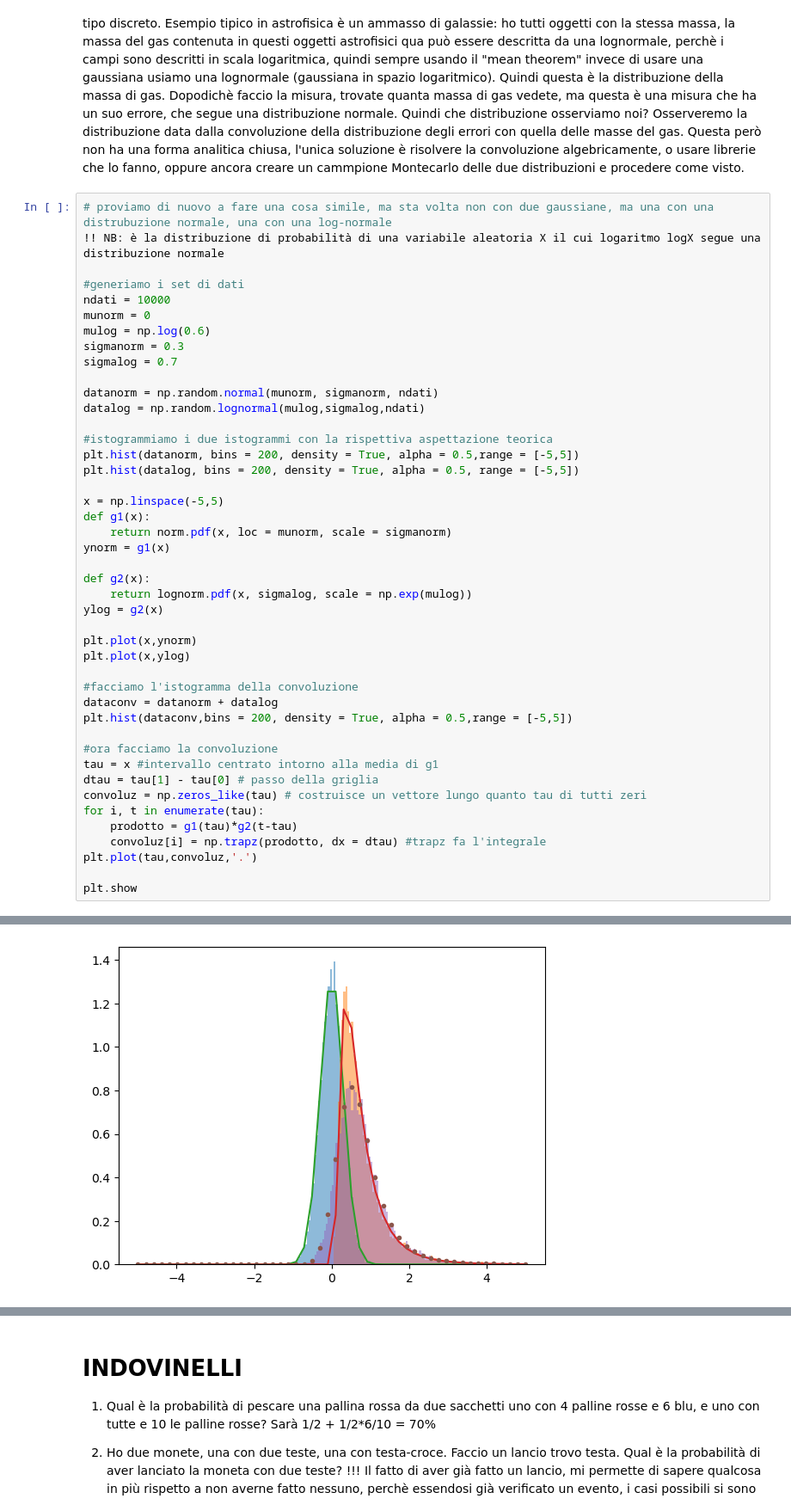
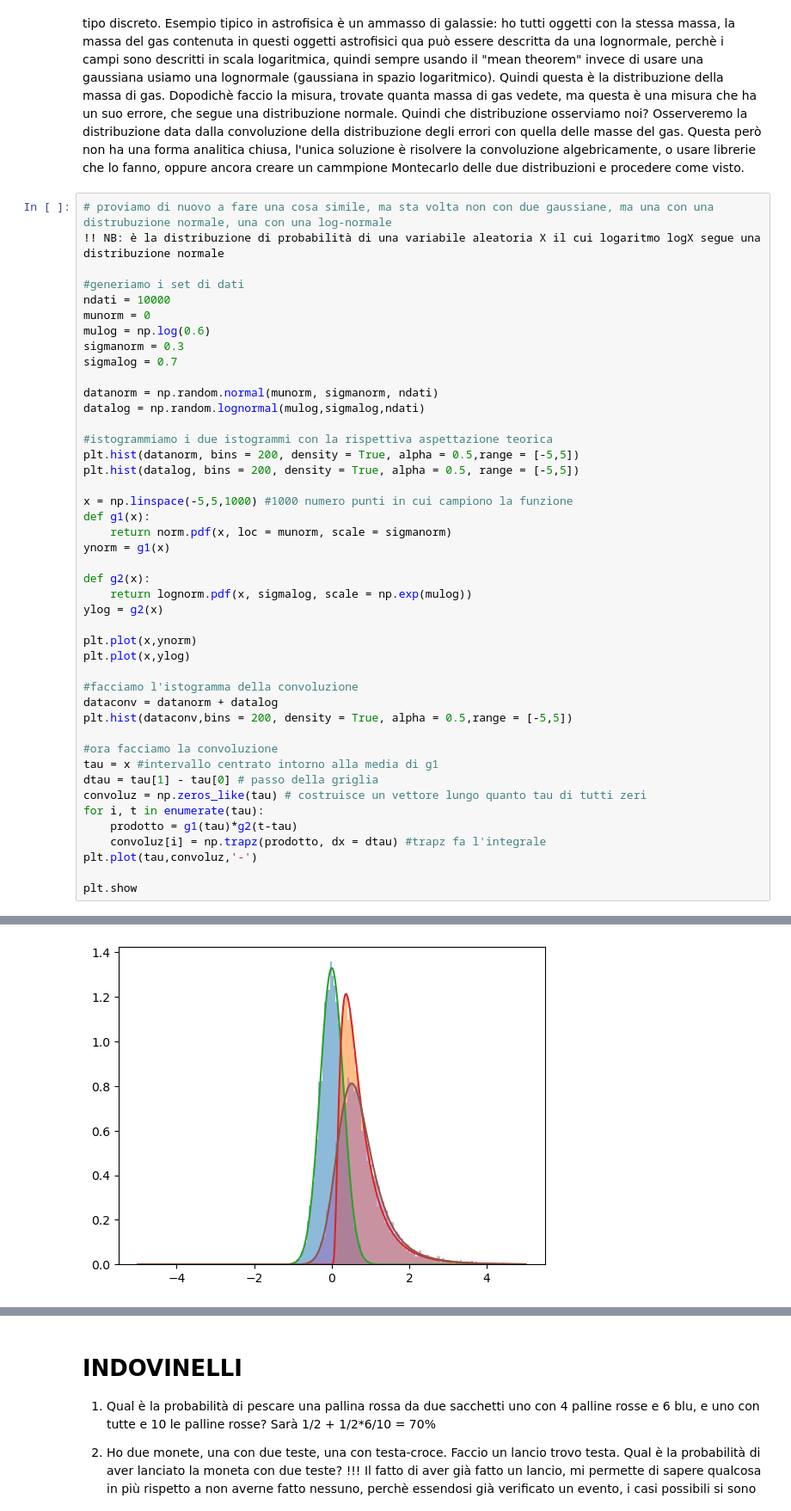
Before and after one commit to giofas02/Tmrd, a Jupyter notebook: EsMonteCarlo.ipynb, the cells around one changed output, grey strips where cells are left out. Shown: that part at 86% size. Cells and saved outputs as stored; diff of their text form.

```diff
--- a/EsMonteCarlo.ipynb
+++ b/EsMonteCarlo.ipynb
@@ -207,33 +208,33 @@ datalog = np.random.lognormal(mulog,sigmalog,ndati)
 #istogrammiamo i due istogrammi con la rispettiva aspettazione teorica
 plt.hist(datanorm, bins = 200, density = True, alpha = 0.5,range = [-5,5])
 plt.hist(datalog, bins = 200, density = True, alpha = 0.5, range = [-5,5])
 
-x = np.linspace(-5,5)
+x = np.linspace(-5,5,1000) #1000 numero punti in cui campiono la funzione
 def g1(x):
     return norm.pdf(x, loc = munorm, scale = sigmanorm)
 ynorm = g1(x)
 
 def g2(x):
     return lognorm.pdf(x, sigmalog, scale = np.exp(mulog))
 ylog = g2(x)
 
 plt.plot(x,ynorm)
 plt.plot(x,ylog)
 
 #facciamo l'istogramma della convoluzione
 dataconv = datanorm + datalog
 plt.hist(dataconv,bins = 200, density = True, alpha = 0.5,range = [-5,5])
 
 #ora facciamo la convoluzione
 tau = x #intervallo centrato intorno alla media di g1
 dtau = tau[1] - tau[0] # passo della griglia
 convoluz = np.zeros_like(tau) # costruisce un vettore lungo quanto tau di tutti zeri
 for i, t in enumerate(tau):
     prodotto = g1(tau)*g2(t-tau)
     convoluz[i] = np.trapz(prodotto, dx = dtau) #trapz fa l'integrale
-plt.plot(tau,convoluz,'.')
+plt.plot(tau,convoluz,'-')
 
 plt.show
 # %% [output]
 <function matplotlib.pyplot.show(close=None, block=None)>
-[figure, old version]
+[figure, new version]
```
Also changed, not shown: parts of 10 cells of this notebook.
